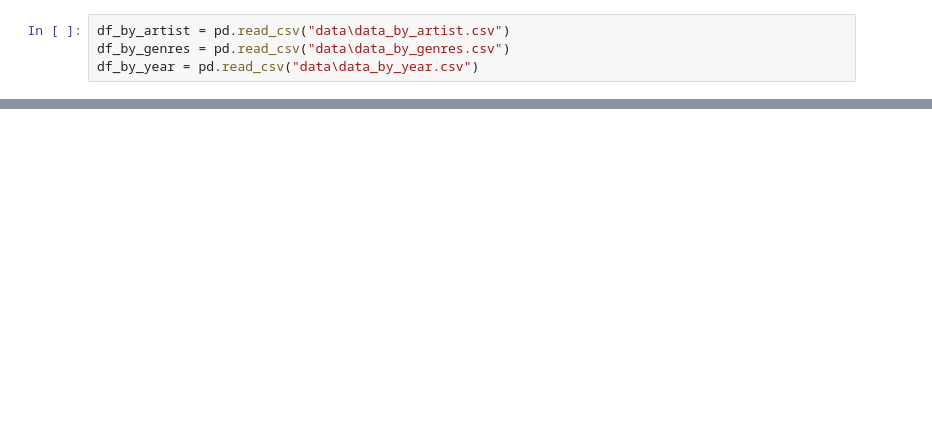
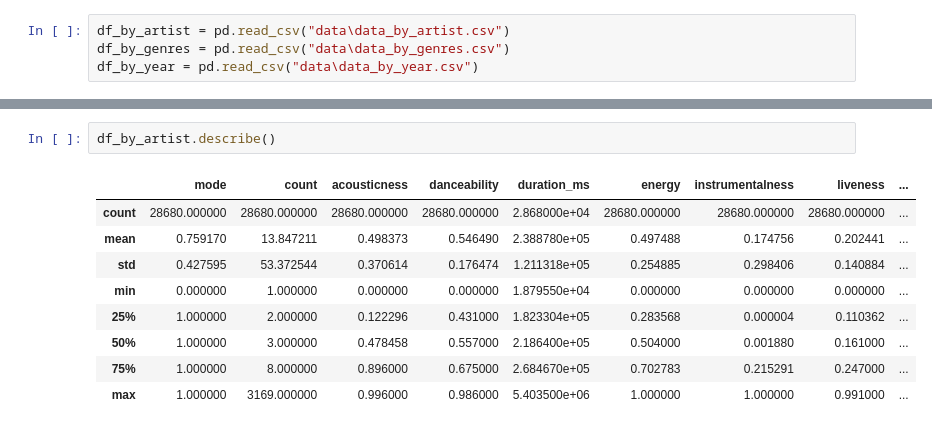
Before and after one commit to J4QK2/MusicRecommendationSystem, a Jupyter notebook: musicRecommendation.ipynb, the cells around one changed output, grey strips where cells are left out. Cells and saved outputs as stored; diff of their text form; blank space fills up the shorter version.

```diff
--- a/musicRecommendation.ipynb
+++ b/musicRecommendation.ipynb
@@ -19,0 +32,12 @@ df_by_year = pd.read_csv("data\data_by_year.csv")
+# %%
+df_by_artist.describe()
+# %% [output]
+|  | mode | count | acousticness | danceability | duration_ms | energy | instrumentalness | liveness | ... |
+| count | 28680.000000 | 28680.000000 | 28680.000000 | 28680.000000 | 2.868000e+04 | 28680.000000 | 28680.000000 | 28680.000000 | ... |
+| mean | 0.759170 | 13.847211 | 0.498373 | 0.546490 | 2.388780e+05 | 0.497488 | 0.174756 | 0.202441 | ... |
+| std | 0.427595 | 53.372544 | 0.370614 | 0.176474 | 1.211318e+05 | 0.254885 | 0.298406 | 0.140884 | ... |
+| min | 0.000000 | 1.000000 | 0.000000 | 0.000000 | 1.879550e+04 | 0.000000 | 0.000000 | 0.000000 | ... |
+| 25% | 1.000000 | 2.000000 | 0.122296 | 0.431000 | 1.823304e+05 | 0.283568 | 0.000004 | 0.110362 | ... |
+| 50% | 1.000000 | 3.000000 | 0.478458 | 0.557000 | 2.186400e+05 | 0.504000 | 0.001880 | 0.161000 | ... |
+| 75% | 1.000000 | 8.000000 | 0.896000 | 0.675000 | 2.684670e+05 | 0.702783 | 0.215291 | 0.247000 | ... |
+| max | 1.000000 | 3169.000000 | 0.996000 | 0.986000 | 5.403500e+06 | 1.000000 | 1.000000 | 0.991000 | ... |
```
Also changed, not shown: parts of 10 cells of this notebook.
